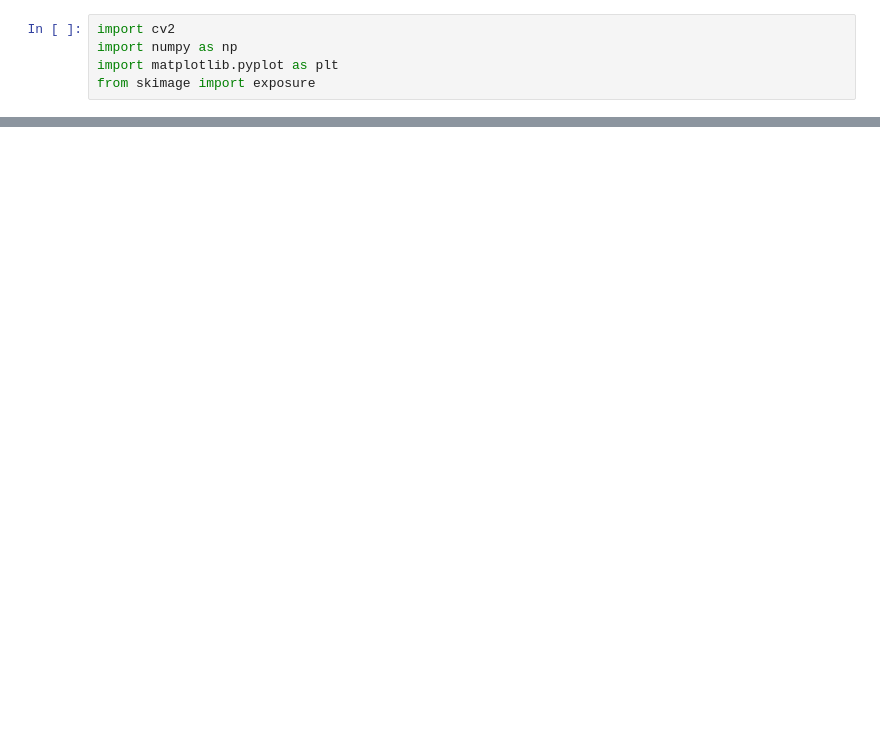
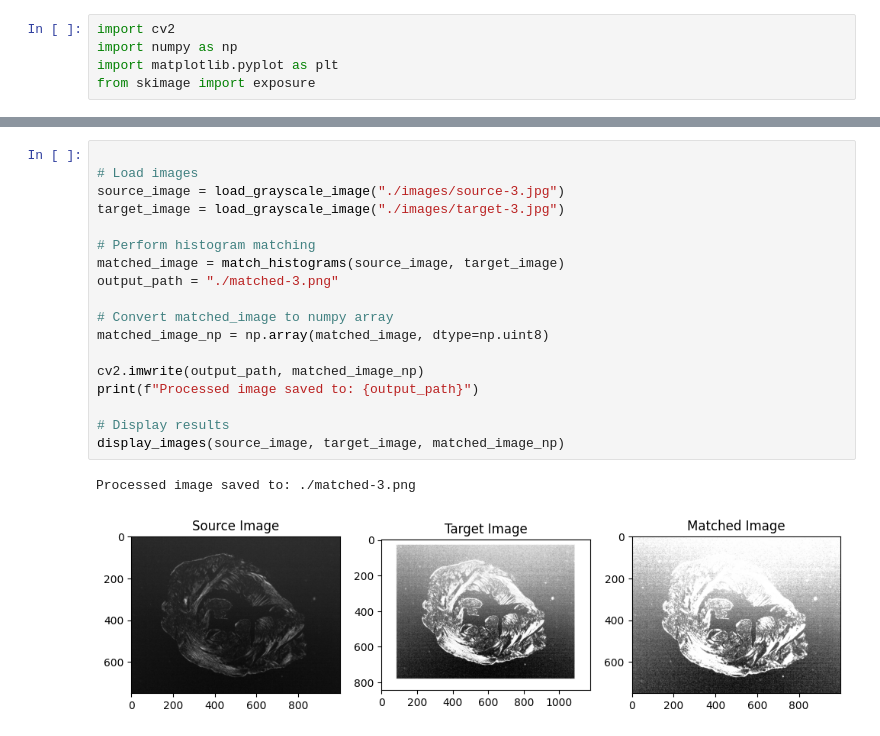
Before and after one commit to Shuffled720/CV_Assignments, a Jupyter notebook: 210002083_Vishal_A1/4/problem_4.ipynb, the cells around one changed output, grey strips where cells are left out. Drawn from its saved outputs; the diff is of its cells as text; blank space fills up the shorter version.

```diff
--- a/210002083_Vishal_A1/4/problem_4.ipynb
+++ b/210002083_Vishal_A1/4/problem_4.ipynb
@@ -194,0 +112,21 @@ display_images(source_image, target_image, matched_image)
+# %%
+
+# Load images
+source_image = load_grayscale_image("./images/source-3.jpg")
+target_image = load_grayscale_image("./images/target-3.jpg")
+
+# Perform histogram matching
+matched_image = match_histograms(source_image, target_image)
+output_path = "./matched-3.png"
+
+# Convert matched_image to numpy array
+matched_image_np = np.array(matched_image, dtype=np.uint8)
+
+cv2.imwrite(output_path, matched_image_np)
+print(f"Processed image saved to: {output_path}")
+
+# Display results
+display_images(source_image, target_image, matched_image_np)
+# %% [output]
+Processed image saved to: ./matched-3.png
+[figure, added]
```
Also changed, not shown: parts of 9 cells of this notebook, 13 other files.
